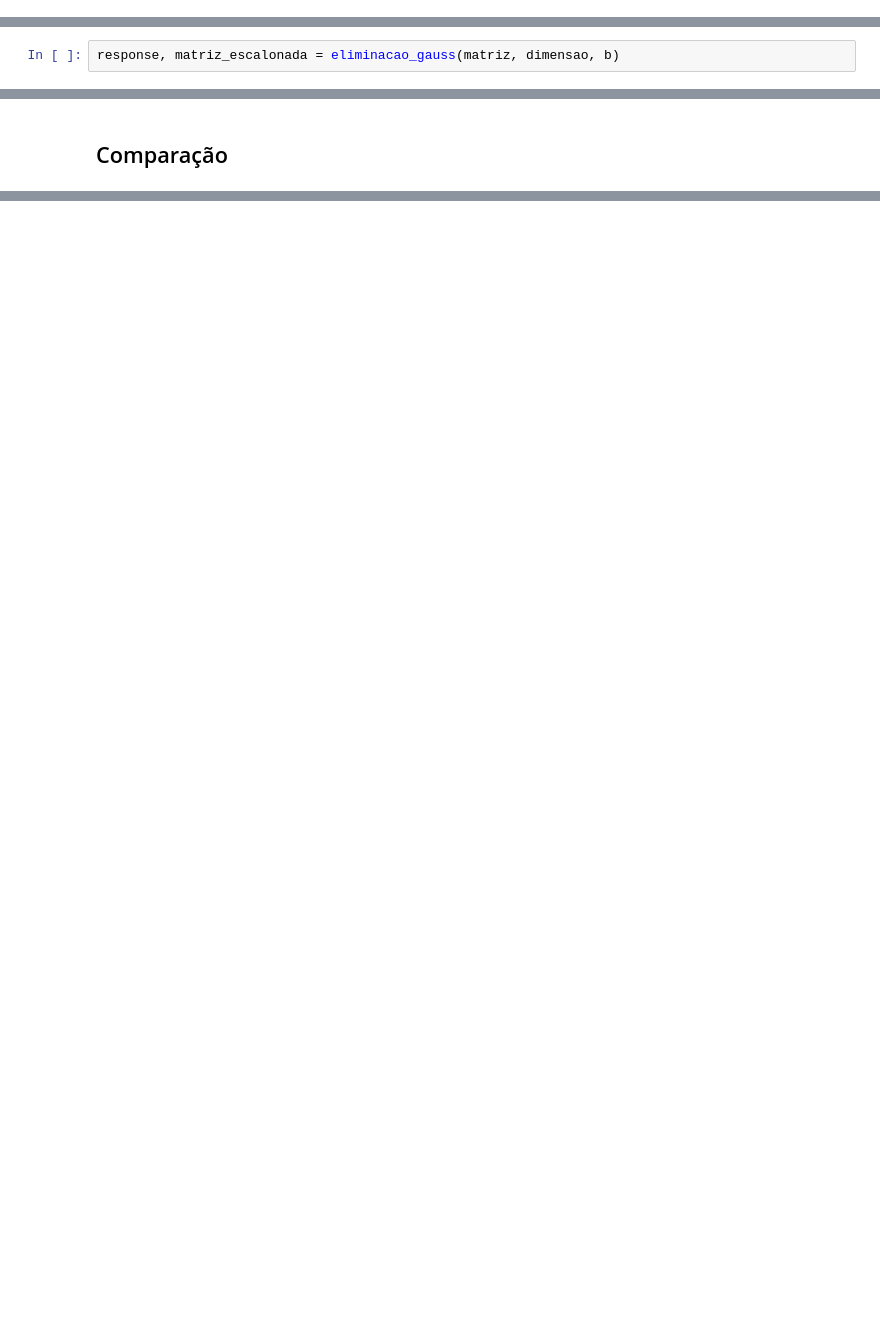
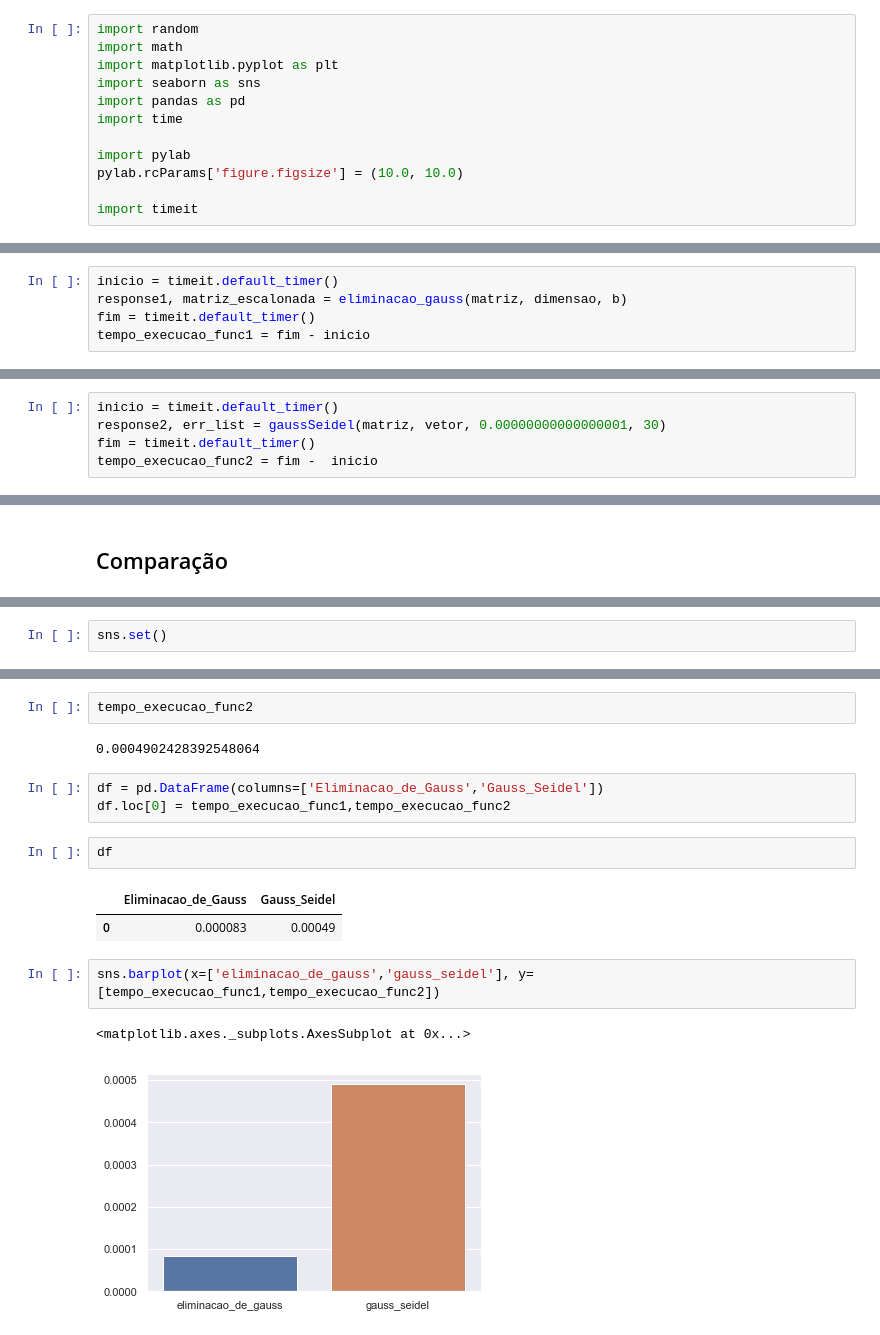
Before and after one commit to Qjao02/M-todos_Num-ricos, a Jupyter notebook: Exercício calculo numérico.ipynb, the cells around one changed output, grey strips where cells are left out. Cells and saved outputs as stored; diff of their text form; blank space fills up the shorter version.

Commit message:
corrigido erros do gauss seidel, adicionado análise inicial dos processos

```diff
--- a/Exercício calculo numérico.ipynb
+++ b/Exercício calculo numérico.ipynb
@@ -1,3 +3,15 @@
+# %%
+import random
+import math
+import matplotlib.pyplot as plt
+import seaborn as sns
+import pandas as pd
+import time
+
+import pylab
+pylab.rcParams['figure.figsize'] = (10.0, 10.0)
+
+import timeit
 # %% [markdown]
 # Leitura do input
 ### Matriz
@@ -121,6 +136,9 @@ b
 # %% [markdown]
 Chama o Metodo da eliminação, o metodo retorna um vetor e a matriz escalonada
 # %%
-response, matriz_escalonada = eliminacao_gauss(matriz, dimensao, b)
+inicio = timeit.default_timer()
+response1, matriz_escalonada = eliminacao_gauss(matriz, dimensao, b)
+fim = timeit.default_timer()
+tempo_execucao_func1 = fim - inicio
 # %% [markdown]
 Output do metodo, vetor e matriz escalonada
@@ -154,0 +177,5 @@ response
+# %%
+inicio = timeit.default_timer()
+response2, err_list = gaussSeidel(matriz, vetor, 0.00000000000000001, 30)
+fim = timeit.default_timer()
+tempo_execucao_func2 = fim -  inicio
@@ -165,0 +216,2 @@ salvar as iterações do gauss seidel, e plotar a convergencia no grafico
+# %%
+sns.set()
@@ -165,0 +234,17 @@ salvar as iterações do gauss seidel, e plotar a convergencia no grafico
+# %%
+tempo_execucao_func2
+# %% [output]
+0.0004902428392548064
+# %%
+df = pd.DataFrame(columns=['Eliminacao_de_Gauss','Gauss_Seidel'])
+df.loc[0] = tempo_execucao_func1,tempo_execucao_func2
+# %%
+df
+# %% [output]
+|  | Eliminacao_de_Gauss | Gauss_Seidel |
+| 0 | 0.000083 | 0.00049 |
+# %%
+sns.barplot(x=['eliminacao_de_gauss','gauss_seidel'], y=[tempo_execucao_func1,tempo_execucao_func2])
+# %% [output]
+<matplotlib.axes._subplots.AxesSubplot at 0x...>
+[figure, added]
```
Also changed, not shown: parts of 37 cells of this notebook, 4 other files.
